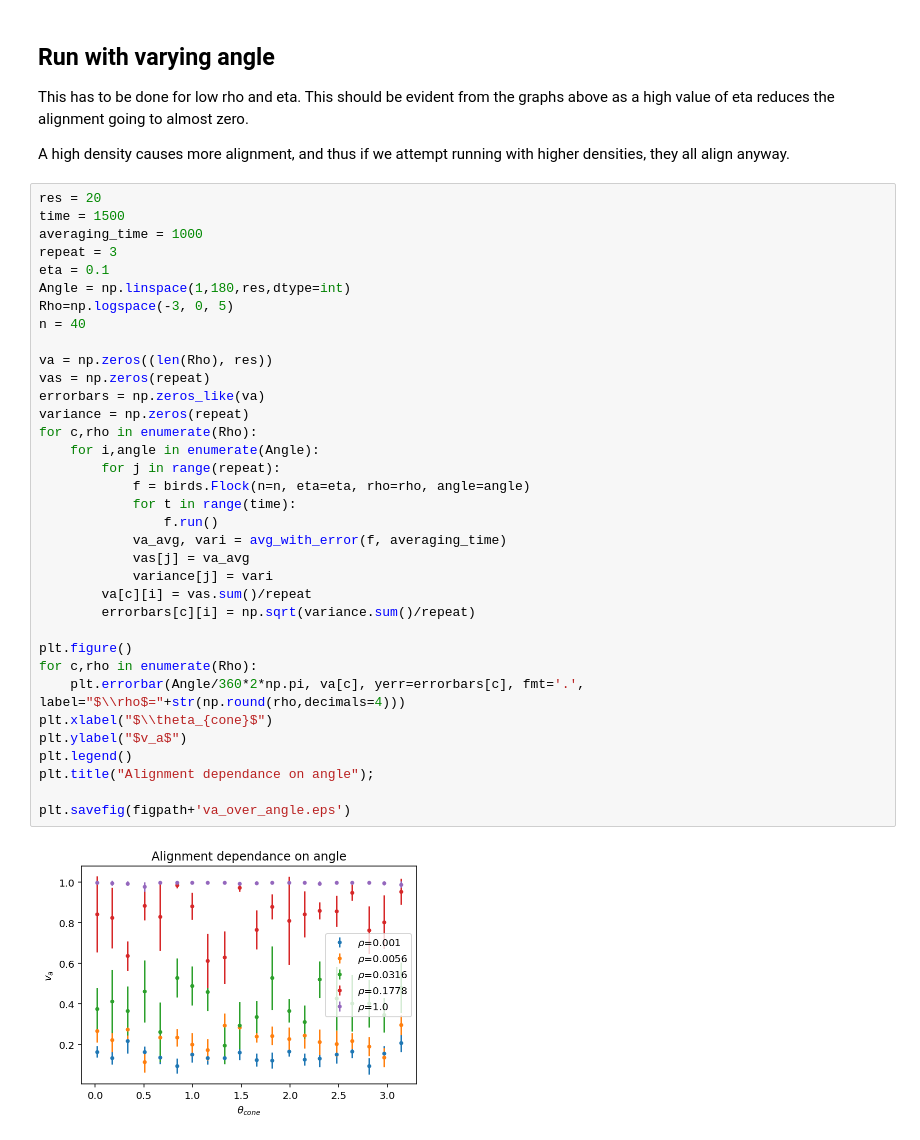
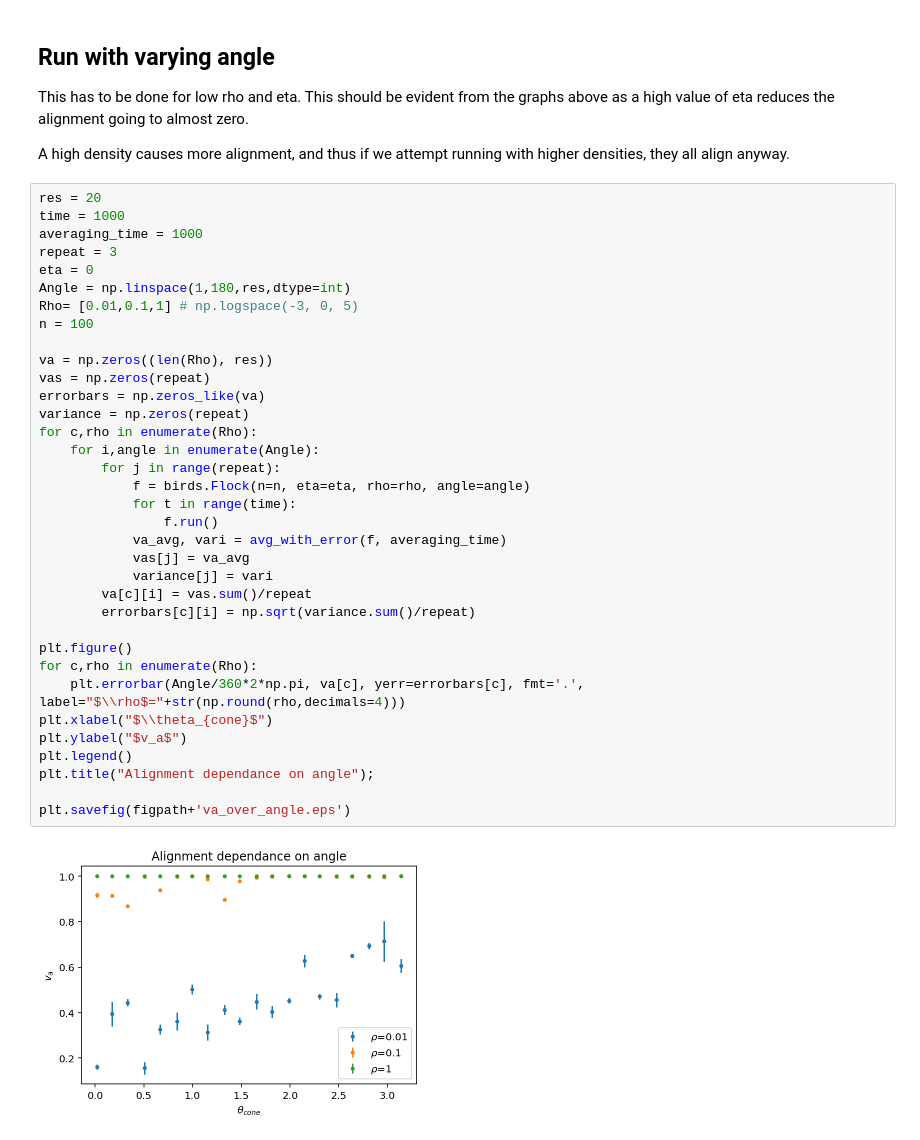
Before and after one commit to mismosmi/idea2birds, a Jupyter notebook: src/evaluate.ipynb, the cells around one changed output. Drawn from its saved outputs; the diff is of its cells as text.

```diff
--- a/src/evaluate.ipynb
+++ b/src/evaluate.ipynb
@@ -258,38 +260,38 @@ This has to be done for low rho and eta. This should be evident from the graphs
 A high density causes more alignment, and thus if we attempt running with higher densities, they all align anyway.
 # %%
 res = 20
-time = 1500
+time = 1000
 averaging_time = 1000
 repeat = 3
-eta = 0.1
+eta = 0
 Angle = np.linspace(1,180,res,dtype=int)
-Rho=np.logspace(-3, 0, 5)
-n = 40
+Rho= [0.01,0.1,1] # np.logspace(-3, 0, 5)
+n = 100
 
 va = np.zeros((len(Rho), res))
 vas = np.zeros(repeat)
 errorbars = np.zeros_like(va)
 variance = np.zeros(repeat)
 for c,rho in enumerate(Rho):
     for i,angle in enumerate(Angle):
         for j in range(repeat):
             f = birds.Flock(n=n, eta=eta, rho=rho, angle=angle)
             for t in range(time):
                 f.run()
             va_avg, vari = avg_with_error(f, averaging_time)
             vas[j] = va_avg
             variance[j] = vari
         va[c][i] = vas.sum()/repeat
         errorbars[c][i] = np.sqrt(variance.sum()/repeat)
 
 plt.figure()
 for c,rho in enumerate(Rho):
     plt.errorbar(Angle/360*2*np.pi, va[c], yerr=errorbars[c], fmt='.', label="$\\rho$="+str(np.round(rho,decimals=4)))
 plt.xlabel("$\\theta_{cone}$")
 plt.ylabel("$v_a$")
 plt.legend()
 plt.title("Alignment dependance on angle");
 
 plt.savefig(figpath+'va_over_angle.eps')
 # %% [output]
-[figure, old version]
+[figure, new version]
```
Also changed, not shown: parts of 2 cells of this notebook, 4 other files.
